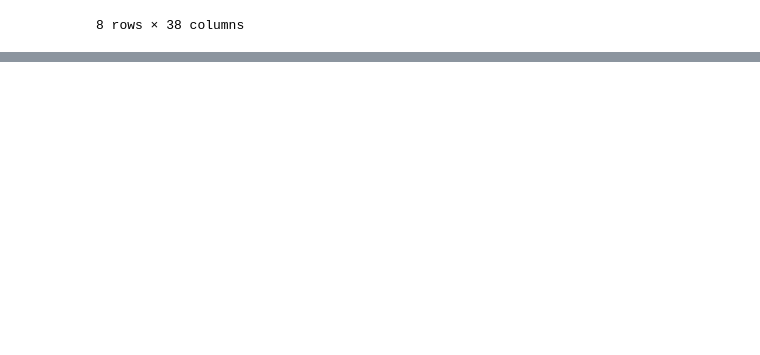
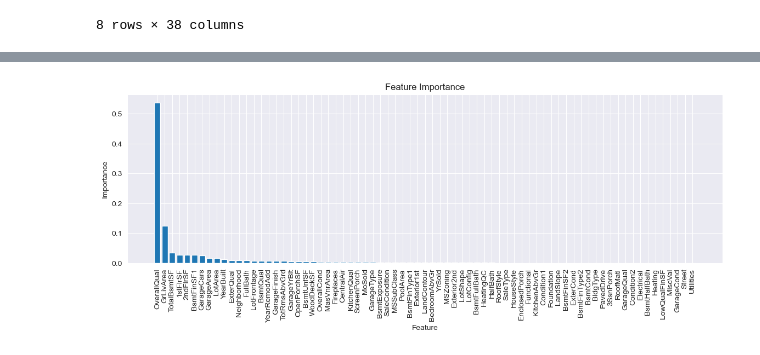
Before and after one commit to Mabinuv/project_hpp, a Jupyter notebook: Notebooks/Data study.ipynb, the cells around one changed output, grey strips where cells are left out. Drawn from its saved outputs; the diff is of its cells as text; code cells hidden in the pictures; blank space fills up the shorter version.

```diff
--- a/Notebooks/Data study.ipynb
+++ b/Notebooks/Data study.ipynb
@@ -77,0 +221,10 @@ df.describe()
+# %%
+## Data split
+from sklearn.model_selection import train_test_split
+
+
+X = clean_df.drop('SalePrice', axis=1)
+y = clean_df['SalePrice']
+# %%
+from sklearn.model_selection import train_test_split
+X_train, X_test, y_train, y_test = train_test_split(X, y, test_size=0.2, random_state=42)
@@ -77,0 +237,11 @@ df.describe()
+# %%
+from sklearn.preprocessing import StandardScaler
+
+sc = StandardScaler()
+X_train_scaled = sc.fit_transform(X_train)
+X_test_scaled = sc.transform(X_test)
+# %%
+from sklearn.ensemble import RandomForestRegressor
+
+rf_regressor = RandomForestRegressor(n_estimators=1000, random_state=111, max_features=70)
+rf_regressor.fit(X_train_scaled, y_train)
@@ -77,0 +297,17 @@ df.describe()
+# %%
+import numpy as np
+
+# Get feature importances from the RandomForestRegressor
+importances = rf_regressor.feature_importances_
+indices = np.argsort(importances)[::-1]
+
+# Plot feature importances
+plt.figure(figsize=(14, 4))
+plt.title("Feature Importance")
+plt.bar(range(X_train.shape[1]), importances[indices], align="center")
+plt.xticks(range(X_train.shape[1]), X_train.columns[indices], rotation=90)
+plt.xlabel('Feature')
+plt.ylabel('Importance')
+plt.show()
+# %% [output]
+[figure, added]
```
Also changed, not shown: parts of 25 cells of this notebook.
